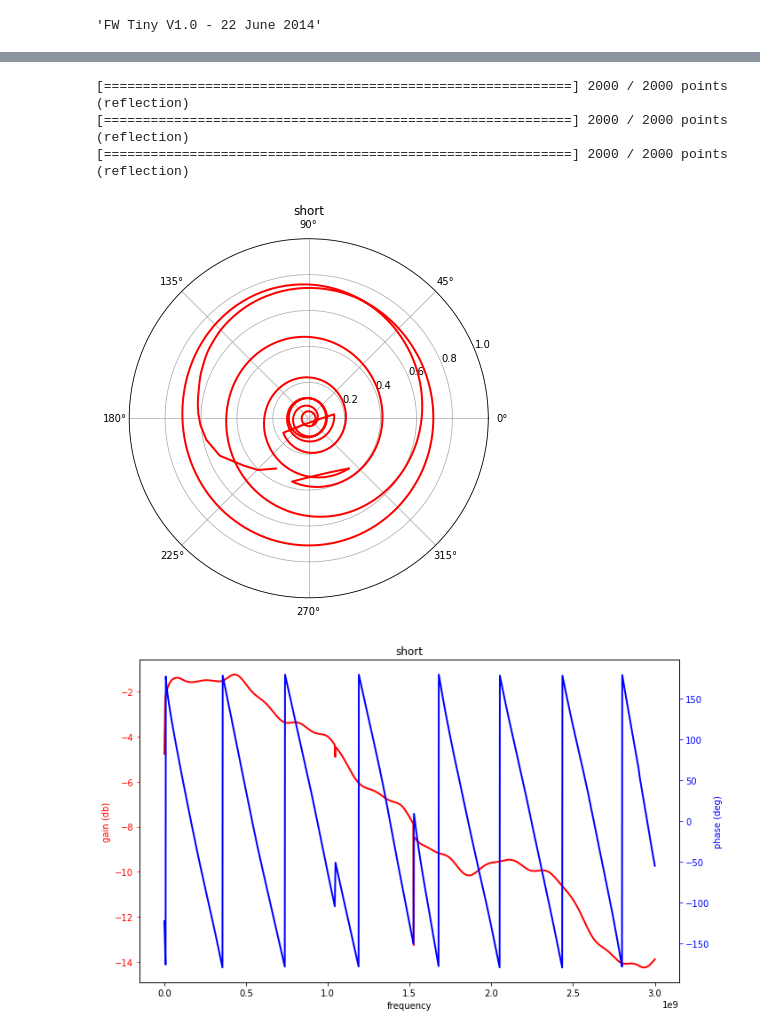
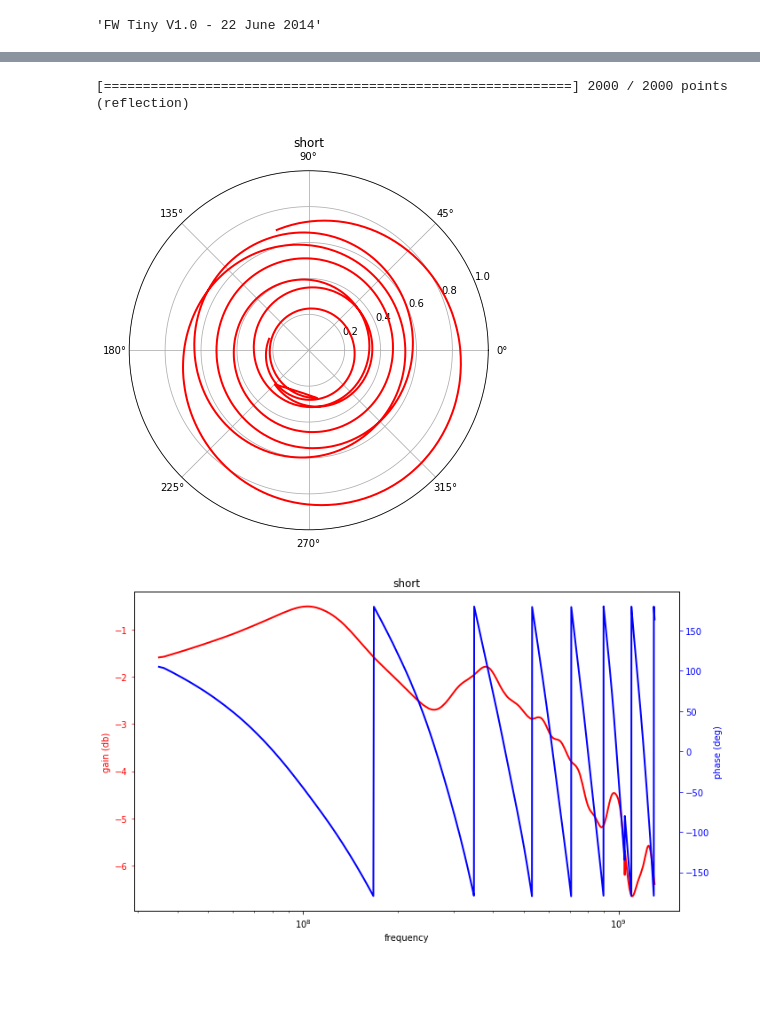
Before and after one commit to roseengineering/pyvna, a Jupyter notebook: example_tline.ipynb, the cells around one changed output, grey strips where cells are left out. Saved outputs shown, nothing was run; the diff lists cells and outputs as text; code cells hidden in the pictures; blank space fills up the shorter version.

```diff
--- a/example_tline.ipynb
+++ b/example_tline.ipynb
@@ -13,5 +13,5 @@ vna.version()
 # %% [output]
 'FW Tiny V1.0 - 22 June 2014'
 # %%
-cal = vna.create()
+cal = vna.create(start=35e6, stop=1300e6)
 # %%
@@ -27,11 +25,9 @@ vna.bode(gm)
 # %%
-gm = vna.cal_short(cal)
+gm = vna.cal_short(cal, average=1)
 vna.polar(gm)
-vna.bode(gm)
+vna.bode(gm, log=True)
 # %% [output]
 [============================================================] 2000 / 2000 points (reflection)
-[============================================================] 2000 / 2000 points (reflection)
-[============================================================] 2000 / 2000 points (reflection)
-[figure, old version]
+[figure, new version]
-[figure, old version]
+[figure, new version]
 # %%
```
Also changed, not shown: parts of 5 cells of this notebook, 1 other file.
